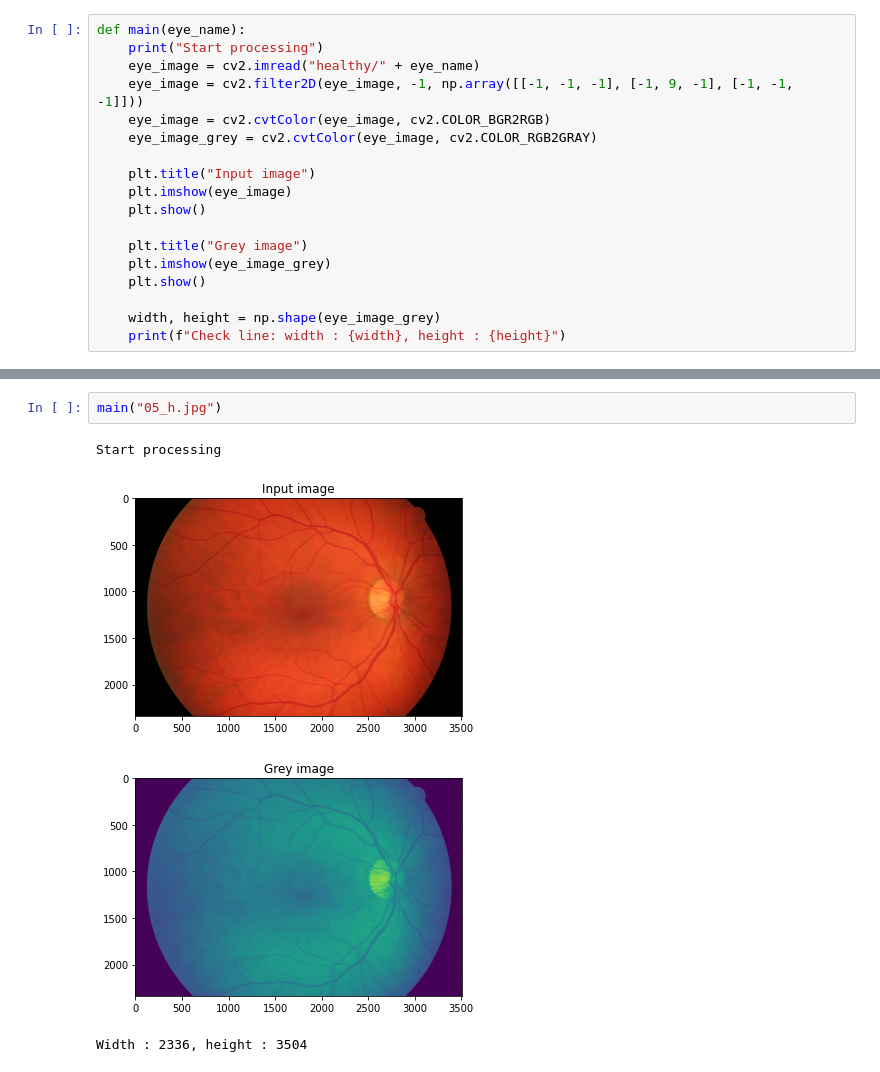
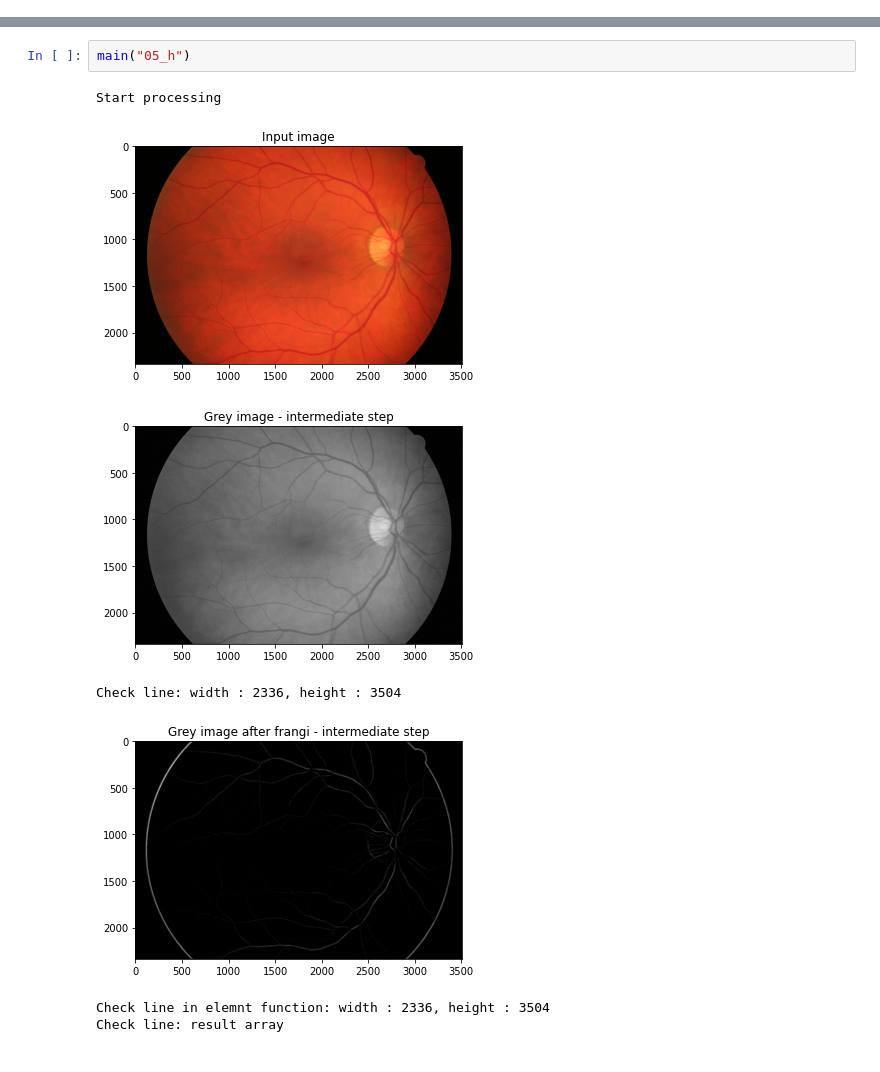
Before and after one commit to Zamerykanizowana/fundusOfEye, a Jupyter notebook: main.ipynb, the cells around one changed output, grey strips where cells are left out. Saved outputs shown, nothing was run; the diff lists cells and outputs as text.

Commit message:
Output image works but is with border

```diff
--- a/main.ipynb
+++ b/main.ipynb
@@ -5,18 +5,0 @@ import numpy as np
-# %%
-def main(eye_name):
-    print("Start processing")
-    eye_image = cv2.imread("healthy/" + eye_name)
-    eye_image = cv2.filter2D(eye_image, -1, np.array([[-1, -1, -1], [-1, 9, -1], [-1, -1, -1]]))
-    eye_image = cv2.cvtColor(eye_image, cv2.COLOR_BGR2RGB)
-    eye_image_grey = cv2.cvtColor(eye_image, cv2.COLOR_RGB2GRAY)
-
-    plt.title("Input image")
-    plt.imshow(eye_image)
-    plt.show()
-
-    plt.title("Grey image")
-    plt.imshow(eye_image_grey)
-    plt.show()
-
-    width, height = np.shape(eye_image_grey)
-    print(f"Check line: width : {width}, height : {height}")
@@ -23,7 +76,10 @@ def main(eye_name):
 # %%
-main("05_h.jpg")
+main("05_h")
 # %% [output]
 Start processing
 [figure]
-[figure, old version]
+[figure, new version]
-Width : 2336, height : 3504
+Check line: width : 2336, height : 3504
+[figure, added]
+Check line in elemnt function: width : 2336, height : 3504
+Check line: result array
```
Also changed, not shown: parts of 4 cells of this notebook, 2 other files.
